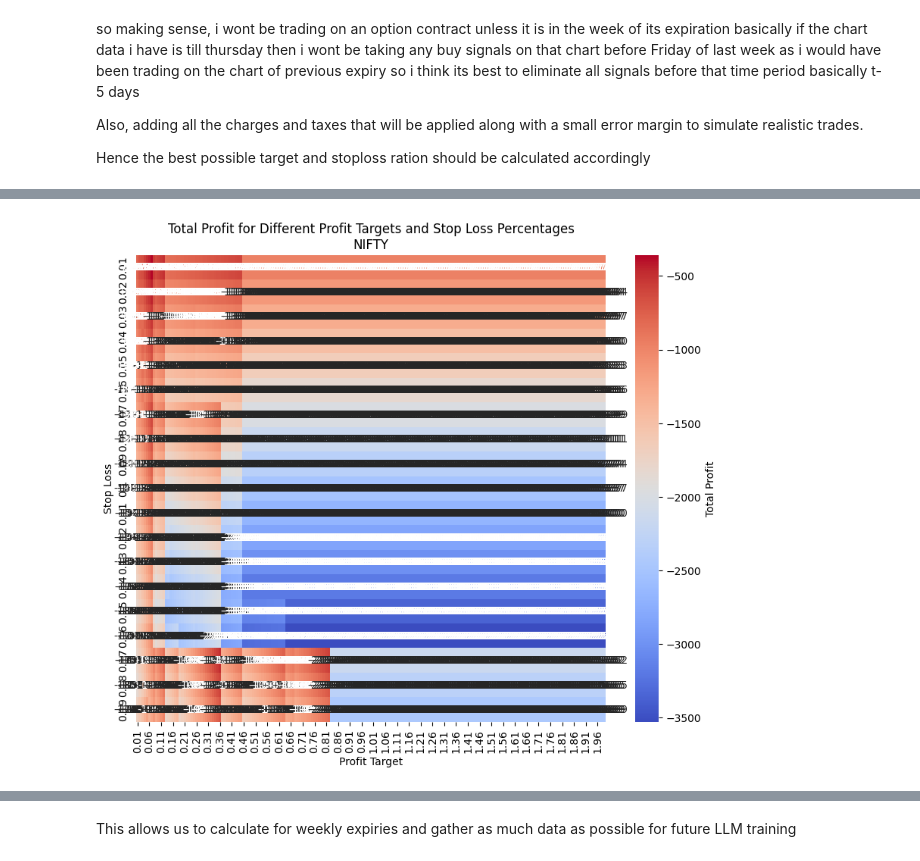
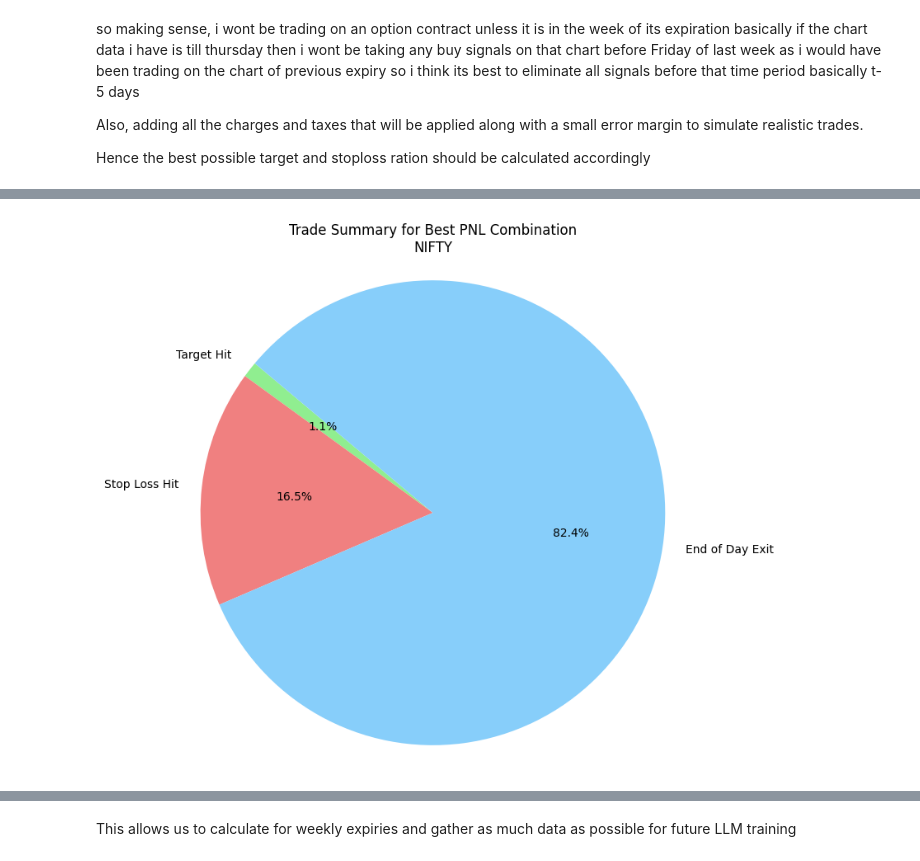
Before and after one commit to MinorLeopard/OptionChartAnalysis, a Jupyter notebook: AutomatedDayTradesExpiryWeekAnalaysis.ipynb, the cells around one changed output, grey strips where cells are left out. Drawn from its saved outputs; the diff is of its cells as text; code cells hidden in the pictures.

Commit message:
Added new indicator data and all other features of brokerage calculation and drawdown representation etc

```diff
--- a/AutomatedDayTradesExpiryWeekAnalaysis.ipynb
+++ b/AutomatedDayTradesExpiryWeekAnalaysis.ipynb
@@ -41,11 +41,16 @@ def simulate_day_trades(buy_signals, minute_data, symbol, profit_target=0.02, st
             'signal_time': buy_signal['time'],
             'entry_time': entry_time,
             'entry_price': entry_price,
+            'Target Profit': profit_target,
+            'Stop Loss': stop_loss,
+            'Profit Price': profit_price,
+            'Stop Price': stop_price,
             'exit_time': None,
             'exit_price': None,
-            'charges':None,
+            'charges': None,
             'profit_before_charges': None,
-            'profit': None
+            'profit': None,
+            'exit_reason': None
         }
 
         # Filter subsequent data for the same day only
@@ -57,20 +62,22 @@ def simulate_day_trades(buy_signals, minute_data, symbol, profit_target=0.02, st
             if row['high'] >= profit_price:
                 trade_result['exit_time'] = row['time']
                 trade_result['exit_price'] = profit_price
+                trade_result['exit_reason'] = 'Target Hit'
                 break
             if row['low'] <= stop_price:
                 trade_result['exit_time'] = row['time']
                 trade_result['exit_price'] = stop_price
+                trade_result['exit_reason'] = 'Stop Loss Hit'
                 break
         else:
             # If no target or stop loss hit, exit at the last price of the day
+            trade_result['exit_reason'] = 'End of Day Exit'
             if not subsequent_data.empty:
                 last_row = subsequent_data.iloc[-1]
                 trade_result['exit_time'] = last_row['time']
                 trade_result['exit_price'] = last_row['close']
 
         if trade_result['exit_price'] is not None:
-
             quantity = 25 if 'NIFTY' in symbol else 15 if 'BANKNIFTY' in symbol else 40 if 'FINNIFTY' in symbol else 10
             gross_profit = (trade_result['exit_price'] - trade_result['entry_price']) * quantity
             charges = calculate_charges(trade_result['entry_price'], trade_result['exit_price'], quantity)
@@ -81,7 +88,9 @@ def simulate_day_trades(buy_signals, minute_data, symbol, profit_target=0.02, st
 
         results.append(trade_result)
 
-    return pd.DataFrame(results).dropna(subset=['entry_price'])
+    results_df = pd.DataFrame(results)
+
+    return results_df.dropna(subset=['entry_price'])
 
 # Function to analyze profit and stop loss percentages
 def analyze_profit_and_stop_loss(buy_signals, minute_data, profit_percentages, stop_loss_percentages, min_stop_loss=0.005, error_margin=0.01):
@@ -91,21 +100,37 @@ def analyze_profit_and_stop_loss(buy_signals, minute_data, profit_percentages, s
         for stop_loss in stop_loss_percentages:
             trade_results = simulate_day_trades(buy_signals, minute_data, folder_name, profit_target, stop_loss, min_stop_loss, error_margin)
             total_profit = trade_results['profit'].sum()
-            charges=trade_results['charges'].sum()
-            profit_before_charges=trade_results['profit_before_charges'].sum()
-            analysis_results.append((profit_target, stop_loss,charges,profit_before_charges, total_profit))
+            charges = trade_results['charges'].sum()
+            profit_before_charges = trade_results['profit_before_charges'].sum()
+            analysis_results.append((profit_target, stop_loss, charges, profit_before_charges, total_profit))
             finalresults.append(trade_results)
     # Combine all trade results into a single DataFrame
     combined_trade_results = pd.concat(finalresults, ignore_index=True)
-    return pd.DataFrame(analysis_results, columns=['Profit Target', 'Stop Loss','Charges','Profit Before Charges', 'Total Profit']), combined_trade_results
+
+    return pd.DataFrame(analysis_results, columns=['Profit Target', 'Stop Loss', 'Charges', 'Profit Before Charges', 'Total Profit']), combined_trade_results
+
+# Function to summarize trade results
+def summarize_trade_results(trade_results):
+    total_trades = len(trade_results)
+    target_hit = len(trade_results[trade_results['exit_reason'] == 'Target Hit'])
+    stop_loss_hit = len(trade_results[trade_results['exit_reason'] == 'Stop Loss Hit'])
+    end_of_day_exit = len(trade_results[trade_results['exit_reason'] == 'End of Day Exit'])
+    max_drawdown = trade_results['profit'].min()
+    summary = {
+        'Total Trades': total_trades,
+        'Target Hit': target_hit,
+        'Stop Loss Hit': stop_loss_hit,
+        'End of Day Exit': end_of_day_exit,
+        'Max Drawdown': max_drawdown
+    }
+    return summary
 
 # Define profit percentages and stop loss percentages to analyze
-profit_percentages = [i/100 for i in range(1, 200)]
-stop_loss_percentages = [i/100 for i in range(1, 20)]
+profit_percentages = [i / 100 for i in range(1, 200)]
+stop_loss_percentages = [i / 100 for i in range(1, 20)]
 
 # Directories containing the data
 directories = ['June 2024/NIFTY', 'June 2024/BANKNIFTY', 'June 2024/FINNIFTY', 'June 2024/SENSEX']  # Change the directories as needed
-# Create the output directory if it doesn't exist
 
 # Function to check if the date is within the week of expiration
 def is_within_expiry_week(expiry_date, timestamp, folder_name, days_before_expiry=5):
@@ -164,7 +189,7 @@ for directory in directories:
                     # Merge buy signals with trade results
                     combined_results = pd.merge(buy_signals, trade_results, left_on='time', right_on='signal_time', how='inner')
 
-                    # Merge the 15-minute chart data with combined results
+                                        # Merge the 15-minute chart data with combined results
                     combined_results = pd.merge(combined_results, minute_data_15, left_on='time', right_on='time', suffixes=('_buy', '_original'))
 
                     all_combined_results.append(combined_results)
@@ -189,13 +214,57 @@ for directory in directories:
     best_combination = combined_pnl_results.loc[combined_pnl_results['Total Profit'].idxmax()]
 
     # Save the best combination
-        # Save the best combination
     best_combination_df = pd.DataFrame([best_combination])
     best_combination_df.to_csv(f'Outputs/DayTrade/ExpiryWeek/{folder_name}_best_combination.csv', index=False)
 
     # Save the top 40 combinations
     top_40_combinations = combined_pnl_results.sort_values(by='Total Profit', ascending=False).head(40)
     top_40_combinations.to_csv(f'Outputs/DayTrade/ExpiryWeek/{folder_name}_top_40_combinations.csv', index=False)
+
+    # Filter the best trade results from the combined trade results
+    best_trade_results = combined_trade_results[(combined_trade_results['Target Profit'] == best_combination['Profit Target']) &
+                                                (combined_trade_results['Stop Loss'] == best_combination['Stop Loss'])]
+
+    # Summarize the trade results for the best combination
+    trade_summary = summarize_trade_results(best_trade_results)
+
+    # Save the trade summary
+    trade_summary_df = pd.DataFrame([trade_summary])
+    trade_summary_df.to_csv(f'Outputs/DayTrade/ExpiryWeek/{folder_name}_trade_summary.csv', index=False)
+
+    # Plot the pie chart for trade summary
+    labels = ['Target Hit', 'Stop Loss Hit', 'End of Day Exit']
+    sizes = [trade_summary['Target Hit'], trade_summary['Stop Loss Hit'], trade_summary['End of Day Exit']]
+    colors = ['lightgreen', 'lightcoral', 'lightskyblue']
+    plt.figure(figsize=(8, 8))
+    plt.pie(sizes, labels=labels, colors=colors, autopct='%1.1f%%', startangle=140)
+    plt.title(f'Trade Summary for Best PNL Combination\n{folder_name}')
+    plt.axis('equal')
+    plt.show()
+    plt.savefig(f'Outputs/DayTrade/ExpiryWeek/{folder_name}_trade_summary_pie_chart.png')
+    plt.close()
+
+    # Plot the bar chart for total trades
+    plt.figure(figsize=(12, 8))
+    plt.barh(['Total Trades'], [trade_summary['Total Trades']], color='skyblue')
+    plt.xlabel('Count')
+    plt.ylabel('Total Trades')
+    plt.title(f'Total Trades for Best PNL Combination\n{folder_name}')
+    plt.tight_layout()
+    plt.show()
+    plt.savefig(f'Outputs/DayTrade/ExpiryWeek/{folder_name}_total_trades_bar_chart.png')
+    plt.close()
+
+    # Plot the bar chart for max drawdown
+    plt.figure(figsize=(12, 8))
+    plt.barh(['Max Drawdown'], [trade_summary['Max Drawdown']], color='red')
+    plt.xlabel('Max Drawdown')
+    plt.ylabel('Max Drawdown Value')
+    plt.title(f'Max Drawdown for Best PNL Combination\n{folder_name}')
+    plt.tight_layout()
+    plt.show()
+    plt.savefig(f'Outputs/DayTrade/ExpiryWeek/{folder_name}_max_drawdown_bar_chart.png')
+    plt.close()
 
     # Plot the heatmap for better visualization
     pivot_table = combined_pnl_results.pivot(index="Stop Loss", columns="Profit Target", values="Total Profit")
@@ -241,3 +310,3 @@ Processing NSE_NIFTY240627P23700, 15.csv in NIFTY...
 Processing NSE_NIFTY240704C23700, 15.csv in NIFTY...
 No buy signals found within expiry week for NSE_NIFTY240704C23700, 15.csv. Skipping...
-[figure, old version]
+[figure, new version]
```
Also changed, not shown: parts of 1 cell of this notebook, 3 other files.
